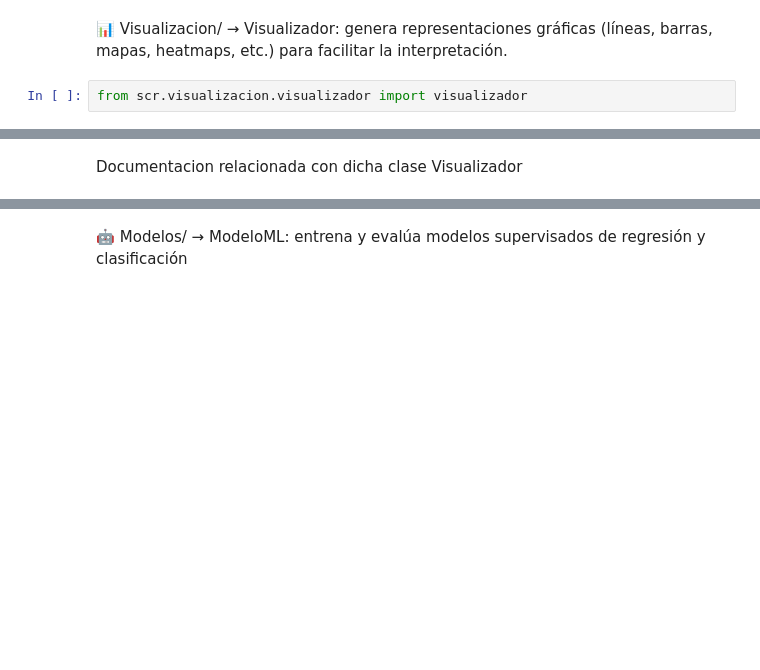
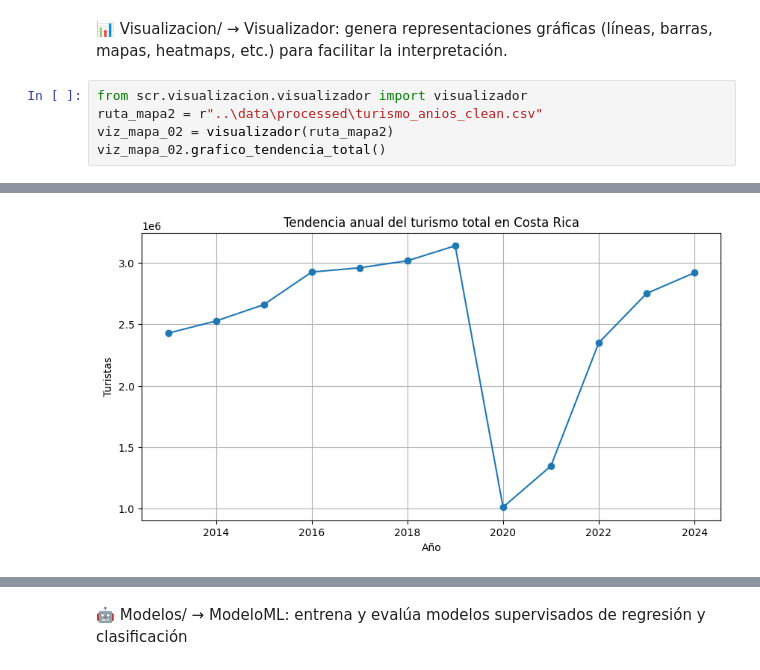
Before and after one commit to SharonOG23/ProyectoFinal_PrograII_SMEK, a Jupyter notebook: notebooks/exploracion_inicial.ipynb, the cells around one changed output, grey strips where cells are left out. Drawn from its saved outputs; the diff is of its cells as text; blank space fills up the shorter version.

Commit message:
Notebook - Visualizador
feat: Se crea la primera interpretacion

```diff
--- a/notebooks/exploracion_inicial.ipynb
+++ b/notebooks/exploracion_inicial.ipynb
@@ -38,3 +38,7 @@ Documentacion relacionada con dicha clase ProcesadorEDA
 📊 Visualizacion/ → Visualizador: genera representaciones gráficas (líneas, barras, mapas, heatmaps, etc.) para facilitar la interpretación.
 # %%
 from scr.visualizacion.visualizador import visualizador
+ruta_mapa2 = r"..\data\processed\turismo_anios_clean.csv"
+viz_mapa_02 = visualizador(ruta_mapa2)
+viz_mapa_02.grafico_tendencia_total()
+# %% [output]
@@ -41,2 +46 @@ from scr.visualizacion.visualizador import visualizador
+[figure, added]
-# %% [markdown]
-Documentacion relacionada con dicha clase Visualizador
```
Also changed, not shown: parts of 2 cells of this notebook.
